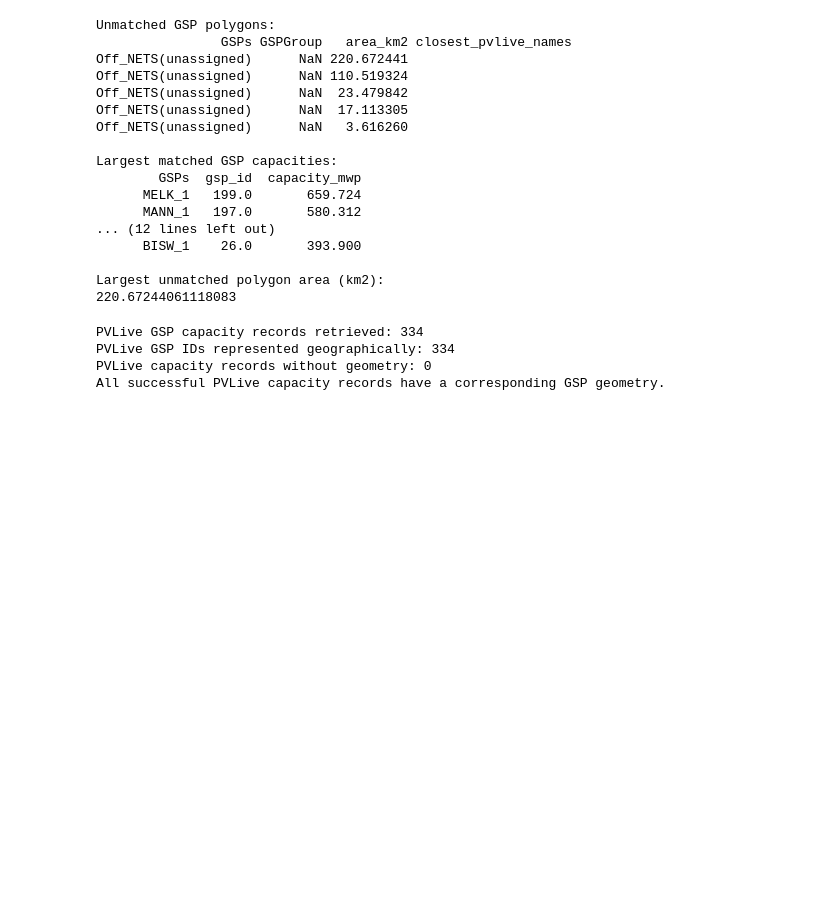
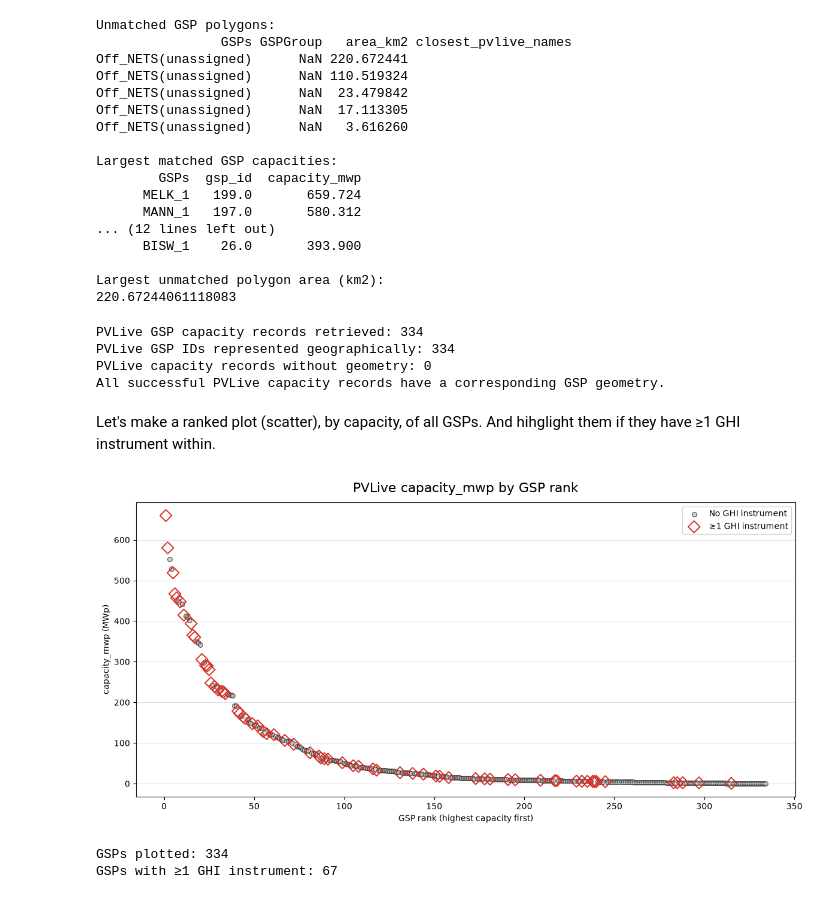
Before and after one commit to lukemccarvill/Met-Office-Solar-Luke, a Jupyter notebook: src/03_pvlive_gsp_capacity.ipynb, the cells around one changed output. Drawn from its saved outputs; the diff is of its cells as text; code cells hidden in the pictures; blank space fills up the shorter version.

```diff
--- a/src/03_pvlive_gsp_capacity.ipynb
+++ b/src/03_pvlive_gsp_capacity.ipynb
@@ -323,3 +424,67 @@ PVLive GSP capacity records retrieved: 334
 PVLive GSP IDs represented geographically: 334
 PVLive capacity records without geometry: 0
 All successful PVLive capacity records have a corresponding GSP geometry.
+# %% [markdown]
+Let's make a ranked plot (scatter), by capacity, of all GSPs. And hihglight them if they have ≥1 GHI instrument within.
+# %%
+# Collapse multipart geometries to one row per PVLive GSP before ranking.
+ghi_coverage_by_gsp = (
+    gsp_with_capacity.groupby("gsp_id", as_index=False)["has_ghi_instrument"]
+    .max()
+)
+ranked_gsps = (
+    pvlive_capacity[["gsp_id", CAPACITY_FIELD]]
+    .merge(gsp_lookup[["gsp_id", "gsp_name"]], on="gsp_id", how="left")
+    .merge(ghi_coverage_by_gsp, on="gsp_id", how="left")
+    .fillna({"has_ghi_instrument": False})
+    .sort_values(CAPACITY_FIELD, ascending=False)
+    .reset_index(drop=True)
+)
+ranked_gsps["rank"] = ranked_gsps.index + 1
+
+fig, ax = plt.subplots(figsize=(12, 6))
+without_ghi = ranked_gsps[~ranked_gsps["has_ghi_instrument"]]
+with_ghi = ranked_gsps[ranked_gsps["has_ghi_instrument"]]
+
+# Only no-instrument GSPs get grey dots; GHI-covered GSPs get diamonds only.
+ax.scatter(
+    without_ghi["rank"],
+    without_ghi[CAPACITY_FIELD],
+    color="#bdbdbd",
+    edgecolor="black",
+    s=30,
+    alpha=0.6,
+    marker="o",
+    label="No GHI instrument",
+    zorder=1,
+)
+ax.scatter(
+    with_ghi["rank"],
+    with_ghi[CAPACITY_FIELD],
+    facecolors="none",
+    edgecolor="#d73027",
+    linewidth=1.4,
+    s=100,
+    marker="D",
+    label="≥1 GHI instrument",
+    zorder=2,
+)
+
+ax.set_title(
+    f"PVLive {CAPACITY_FIELD} by GSP rank",
+    fontsize=16,
+    pad=12,
+)
+ax.set_xlabel("GSP rank (highest capacity first)")
+ax.set_ylabel(f"{CAPACITY_FIELD} (MWp)")
+ax.grid(axis="y", color="#dddddd", linewidth=0.7)
+ax.legend(frameon=True)
+fig.tight_layout()
+plt.show()
+
+print(f"GSPs plotted: {len(ranked_gsps)}")
+print(f"GSPs with ≥1 GHI instrument: {with_ghi.shape[0]}")
+# %% [output]
+[figure, added]
+GSPs plotted: 334
+GSPs with ≥1 GHI instrument: 67
```
Also changed, not shown: parts of 3 cells of this notebook, 10 other files.
